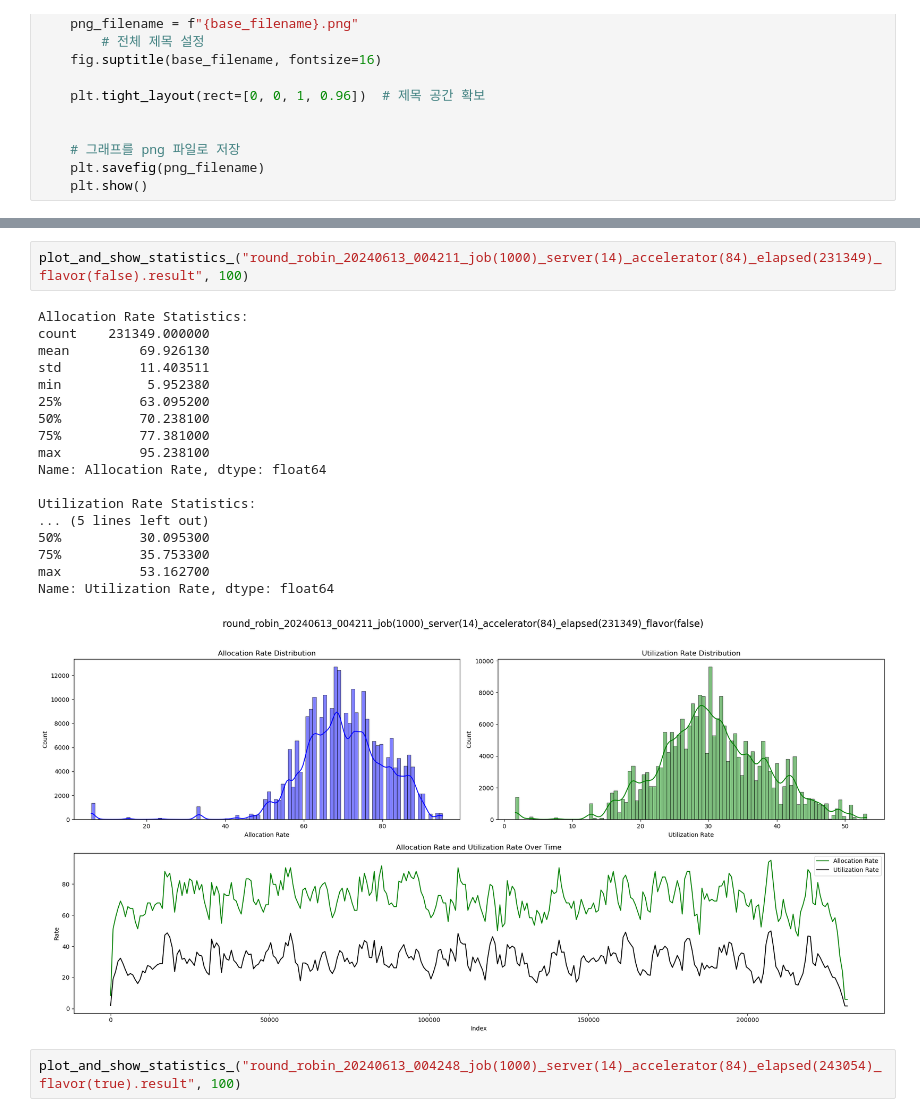
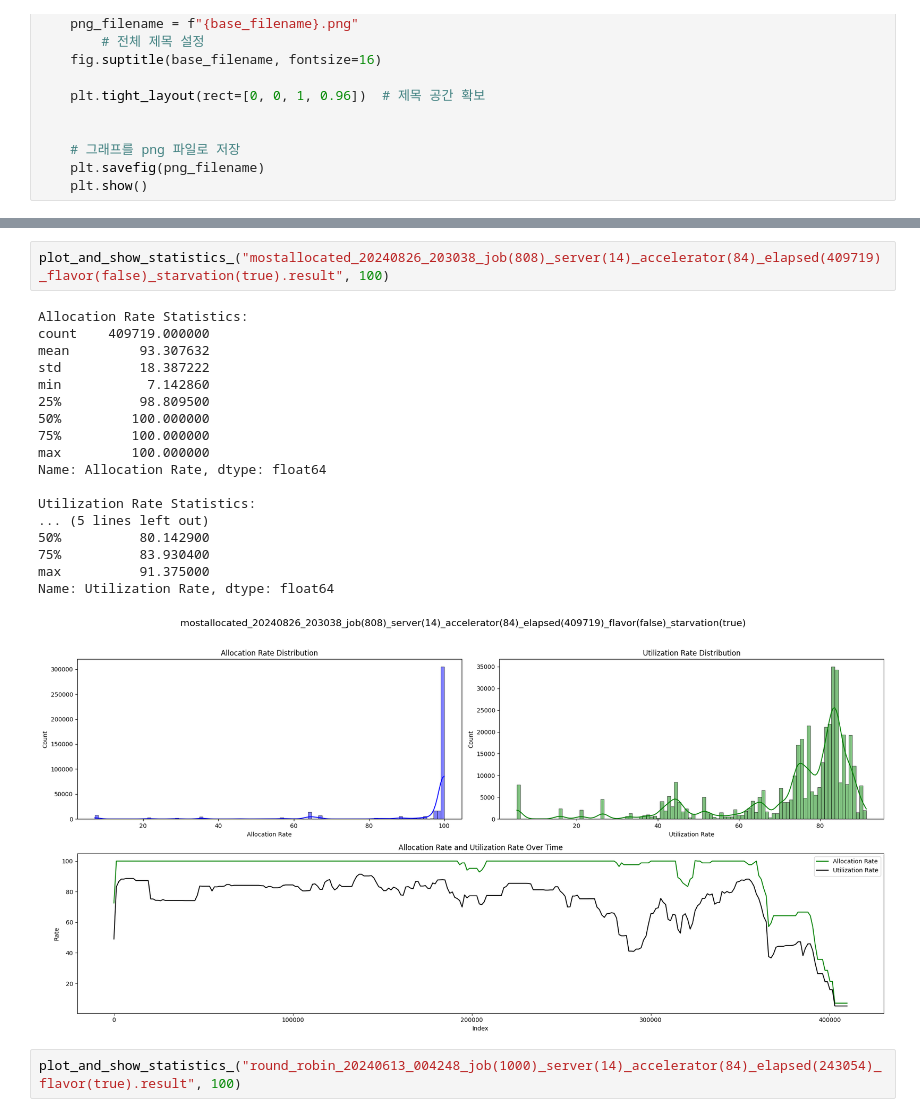
Before and after one commit to mystous/gpu_scheduler, a Jupyter notebook: gen_data/result_analysis.ipynb, the cells around one changed output, grey strips where cells are left out. Saved outputs shown, nothing was run; the diff lists cells and outputs as text.

```diff
--- a/gen_data/result_analysis.ipynb
+++ b/gen_data/result_analysis.ipynb
@@ -159,24 +159,24 @@ Name: Utilization Rate, dtype: float64
 # %%
-plot_and_show_statistics_("round_robin_20240613_004211_job(1000)_server(14)_accelerator(84)_elapsed(231349)_flavor(false).result", 100)
+plot_and_show_statistics_("mostallocated_20240826_203038_job(808)_server(14)_accelerator(84)_elapsed(409719)_flavor(false)_starvation(true).result", 100)
 # %% [output]
 Allocation Rate Statistics:
-count    231349.000000
-mean         69.926130
-std          11.403511
-min           5.952380
-25%          63.095200
-50%          70.238100
-75%          77.381000
-max          95.238100
+count    409719.000000
+mean         93.307632
+std          18.387222
+min           7.142860
+25%          98.809500
+50%         100.000000
+75%         100.000000
+max         100.000000
 Name: Allocation Rate, dtype: float64
 
 Utilization Rate Statistics:
 ... (5 lines left out)
-50%          30.095300
-75%          35.753300
-max          53.162700
+50%          80.142900
+75%          83.930400
+max          91.375000
 Name: Utilization Rate, dtype: float64
-[figure, old version]
+[figure, new version]
 # %%
 plot_and_show_statistics_("round_robin_20240613_004248_job(1000)_server(14)_accelerator(84)_elapsed(243054)_flavor(true).result", 100)
 # %% [output]
```
Also changed, not shown: parts of 4 cells of this notebook, 23 other files.
